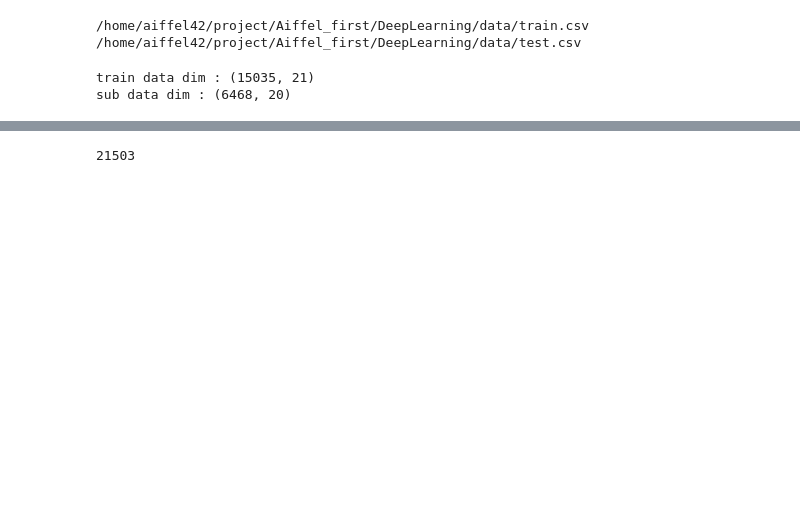
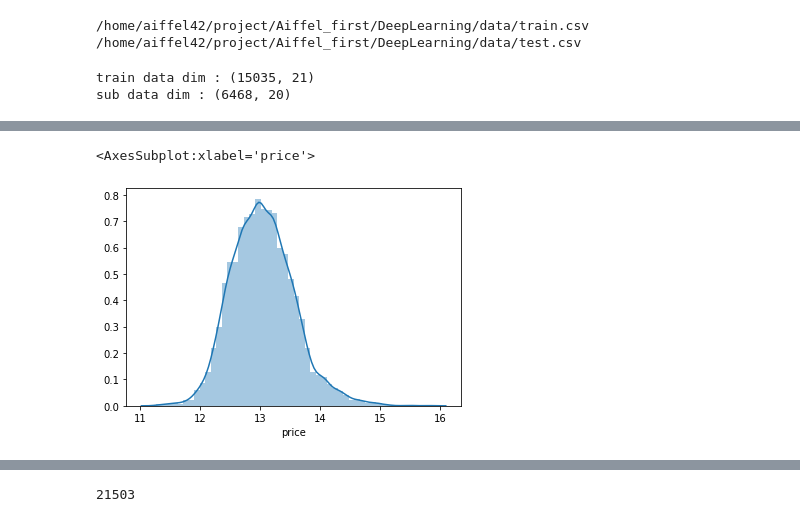
Before and after one commit to Daikoku1/Aiffel_first, a Jupyter notebook: DeepLearning/E8_P. kakr_housing모델링.ipynb, the cells around one changed output, grey strips where cells are left out. Saved outputs shown, nothing was run; the diff lists cells and outputs as text; code cells hidden in the pictures; blank space fills up the shorter version.

```diff
--- a/DeepLearning/E8_P. kakr_housing모델링.ipynb
+++ b/DeepLearning/E8_P. kakr_housing모델링.ipynb
@@ -39,0 +128,9 @@ sub data dim : (6468, 20)
+# %%
+# y값이 왼쪽으로 치우쳐져 있으므로 np.log1p() 함수를 통해 로그 변환
+# 모델이 값을 예측한 후에 다시 np.exp1m()을 활용해서 원래 값을 반환함
+# np.expm1()은 np.log1p()과는 반대로 각 원소 x마다 exp(x)-1의 값을 반환
+df_train['price'] = df_train['price'].map(np.log1p)
+sns.distplot(df_train['price'])
+# %% [output]
+<AxesSubplot:xlabel='price'>
+[figure, added]
```
Also changed, not shown: parts of 10 cells of this notebook.
